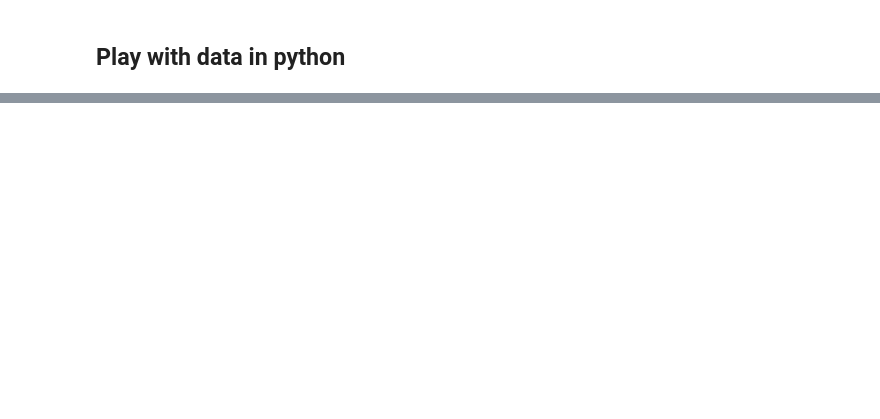
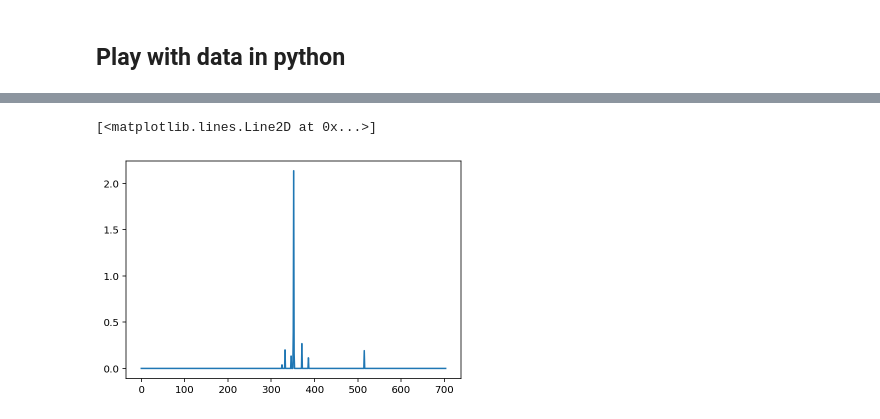
Before and after one commit to willyh101/live2p, a Jupyter notebook: notebooks/offline notebook.ipynb, the cells around one changed output, grey strips where cells are left out. Cells and saved outputs as stored; diff of their text form; code cells hidden in the pictures; blank space fills up the shorter version.

```diff
--- a/notebooks/offline notebook.ipynb
+++ b/notebooks/offline notebook.ipynb
@@ -281,0 +295,3 @@ ax.imshow(a2.max(2), aspect='auto')
+# %%
+result_path = Path(tiff_folder, 'live2p/out/realtime_results_plane_0.hdf5')
+result_path.exists()
@@ -281,0 +300,2 @@ ax.imshow(a2.max(2), aspect='auto')
+# %%
+result = load_acid(result_path)
@@ -281,0 +342,9 @@ ax.imshow(a2.max(2), aspect='auto')
+# %%
+# deconvolve
+result.estimates.deconvolve(result.params)
+spks = result.estimates.S
+# %%
+plt.plot(spks[20,:])
+# %% [output]
+[<matplotlib.lines.Line2D at 0x...>]
+[figure, added]
```
Also changed, not shown: parts of 22 cells of this notebook, 2 other files.
